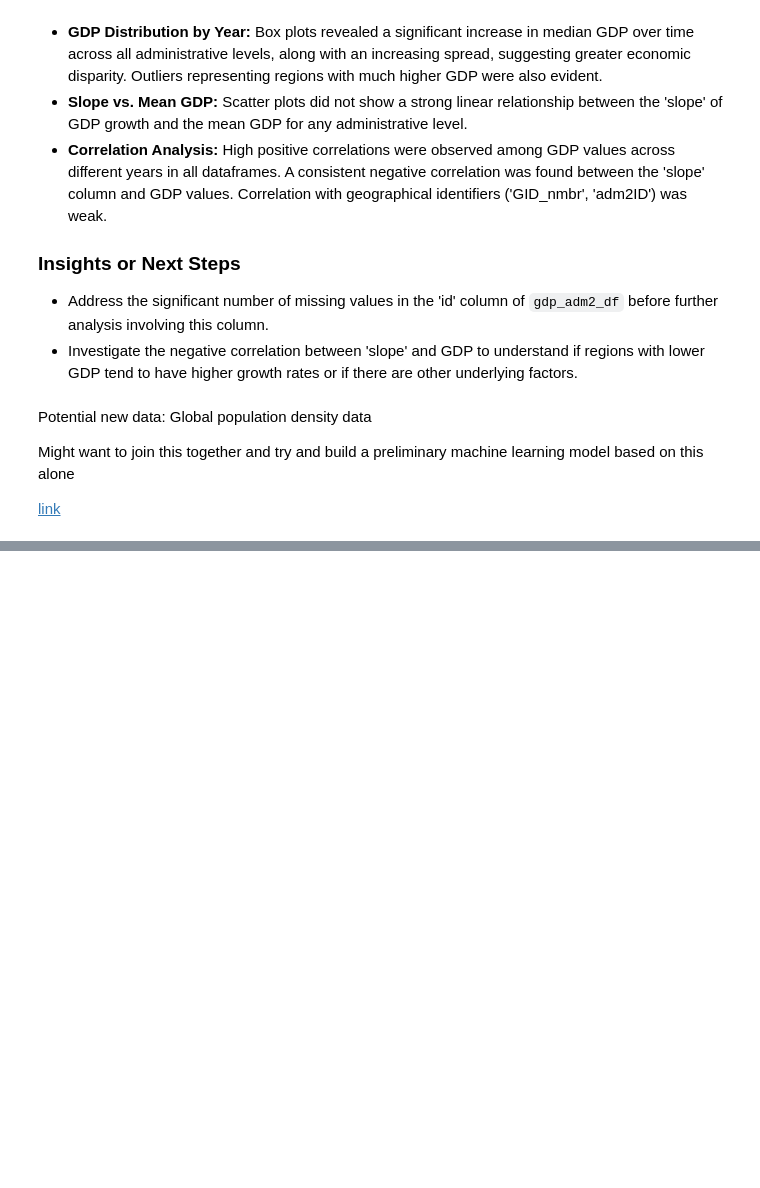
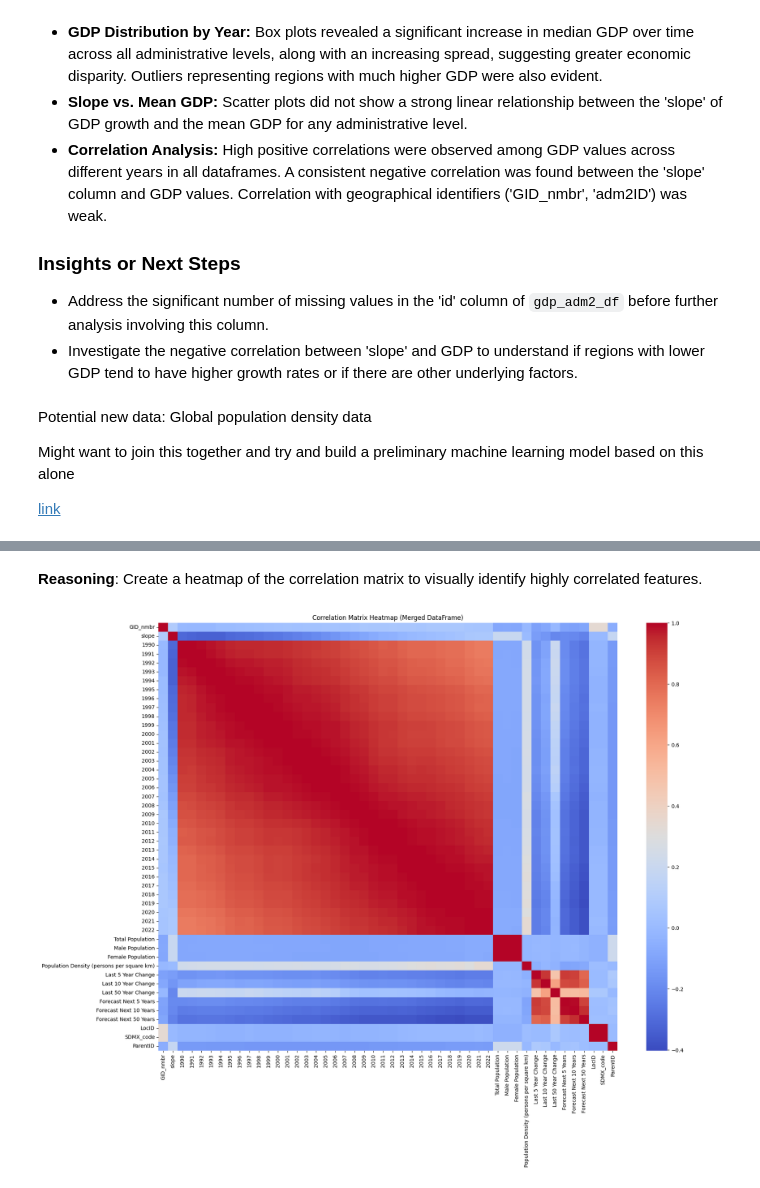
Before and after one commit to Bolu-Adekanmbi/Socioeconomic-Mapping, a Jupyter notebook: notebooks/exploratoryNotebook1.ipynb, the cells around one changed output, grey strips where cells are left out. Drawn from its saved outputs; the diff is of its cells as text; code cells hidden in the pictures; blank space fills up the shorter version.

Commit message:
Added population dataset and joined the columns together, trained a preliminary model, and then some data analysis regarding population and

```diff
--- a/notebooks/exploratoryNotebook1.ipynb
+++ b/notebooks/exploratoryNotebook1.ipynb
@@ -657,0 +674,2 @@ Might want to join this together and try and build a preliminary machine learnin
+# %%
+population_data = pd.read_excel('globalPopulationFrom1950.xlsx')
@@ -657,0 +696,3 @@ Might want to join this together and try and build a preliminary machine learnin
+# %%
+merged_df = pd.merge(gdp_adm0_df, population_data, left_on='iso3', right_on='ISO3_code', how='left')
+display(merged_df.head())
@@ -657,0 +984,4 @@ Might want to join this together and try and build a preliminary machine learnin
+# %%
+correlation_matrix_merged = merged_df.select_dtypes(include=np.number).corr()
+print("Correlation matrix for merged_df:")
+display(correlation_matrix_merged)
@@ -657,0 +1013,10 @@ Might want to join this together and try and build a preliminary machine learnin
+# %% [markdown]
+**Reasoning**:
+Create a heatmap of the correlation matrix to visually identify highly correlated features.
+# %%
+plt.figure(figsize=(20, 15))
+sns.heatmap(correlation_matrix_merged, annot=False, cmap='coolwarm')
+plt.title('Correlation Matrix Heatmap (Merged DataFrame)')
+plt.show()
+# %% [output]
+[figure, added]
```
Also changed, not shown: parts of 51 cells of this notebook.
